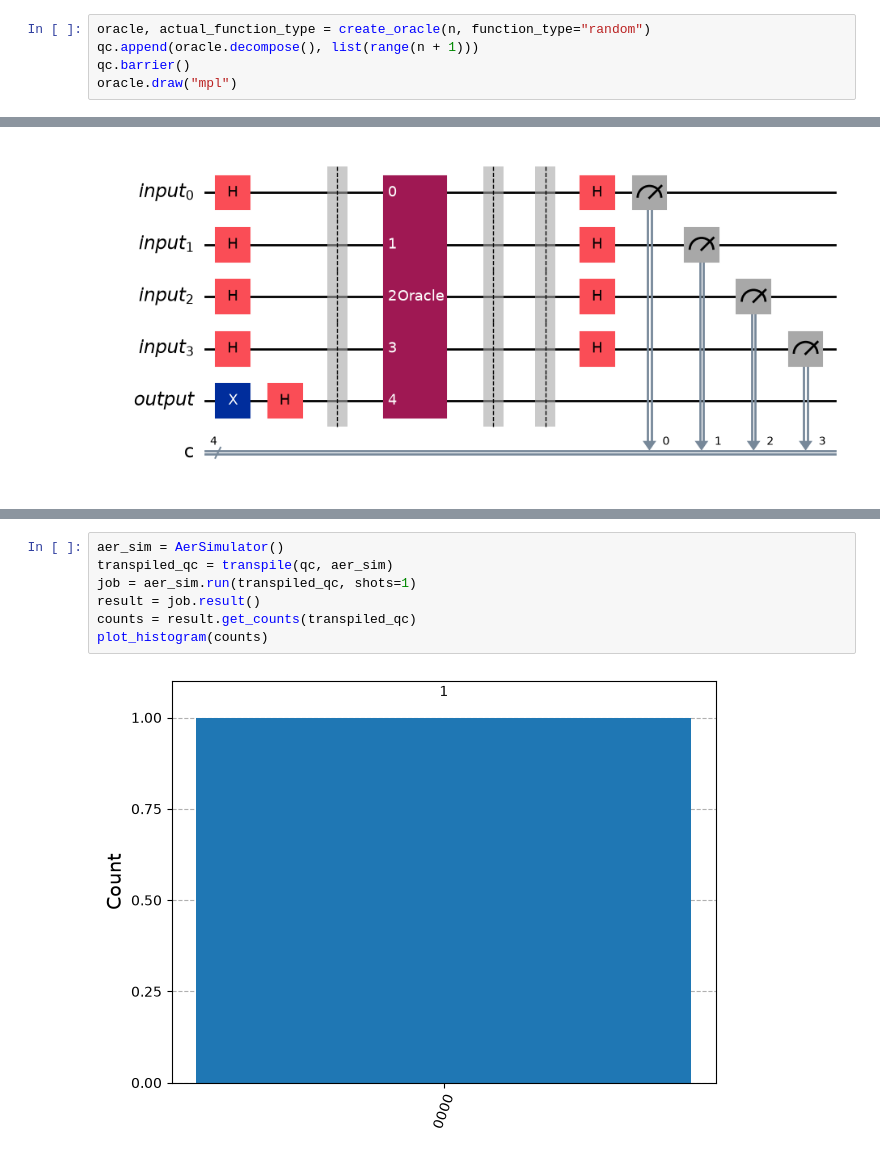
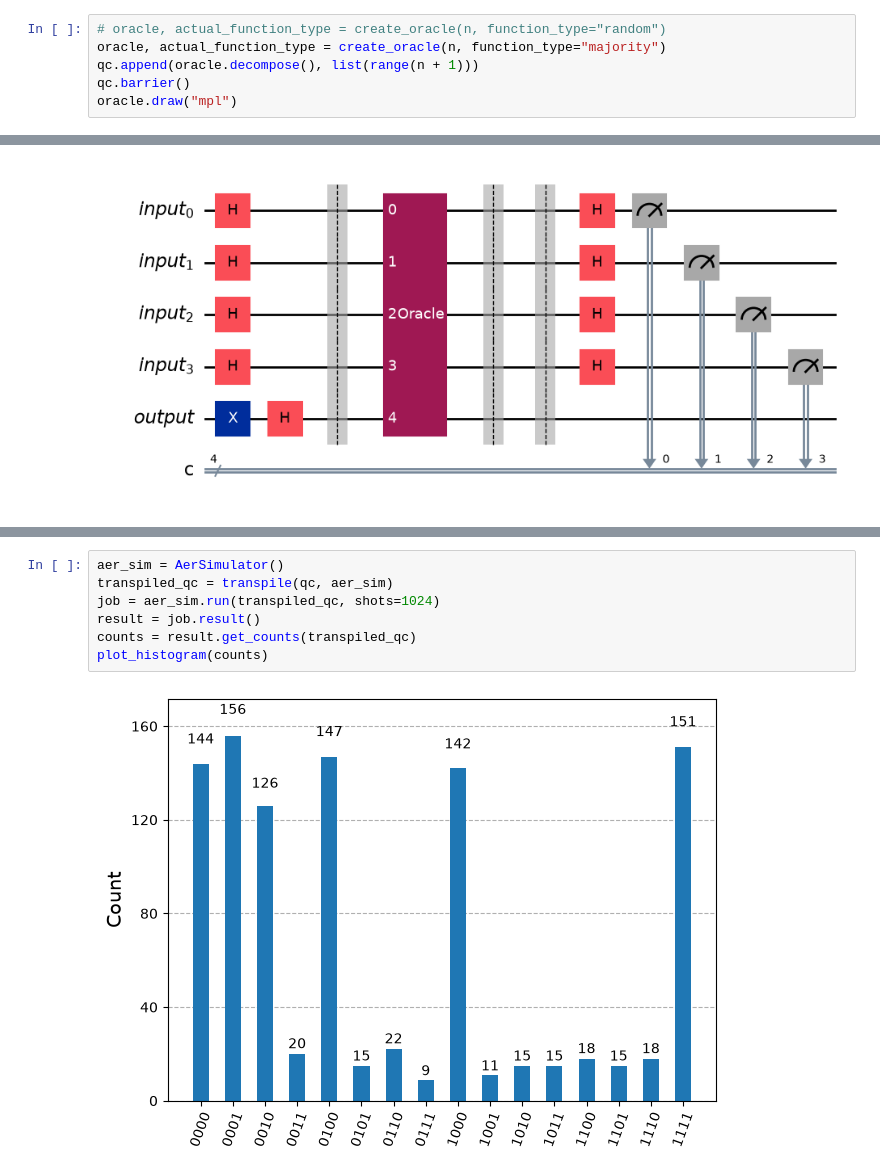
Before and after one commit to Hr15h1/qc_lab, a Jupyter notebook: deutsch_joscza_algorithm.ipynb, the cells around one changed output, grey strips where cells are left out. Drawn from its saved outputs; the diff is of its cells as text.

```diff
--- a/deutsch_joscza_algorithm.ipynb
+++ b/deutsch_joscza_algorithm.ipynb
@@ -69,5 +115,6 @@ def create_oracle(n, function_type="random", seed=None):
 # %%
-oracle, actual_function_type = create_oracle(n, function_type="random")
+# oracle, actual_function_type = create_oracle(n, function_type="random")
+oracle, actual_function_type = create_oracle(n, function_type="majority")
 qc.append(oracle.decompose(), list(range(n + 1)))
 qc.barrier()
 oracle.draw("mpl")
@@ -92,9 +139,9 @@ Actual function type: constant
 # %%
 aer_sim = AerSimulator()
 transpiled_qc = transpile(qc, aer_sim)
-job = aer_sim.run(transpiled_qc, shots=1)
+job = aer_sim.run(transpiled_qc, shots=1024)
 result = job.result()
 counts = result.get_counts(transpiled_qc)
 plot_histogram(counts)
 # %% [output]
-[figure, old version]
+[figure, new version]
```
Also changed, not shown: parts of 3 cells of this notebook.
